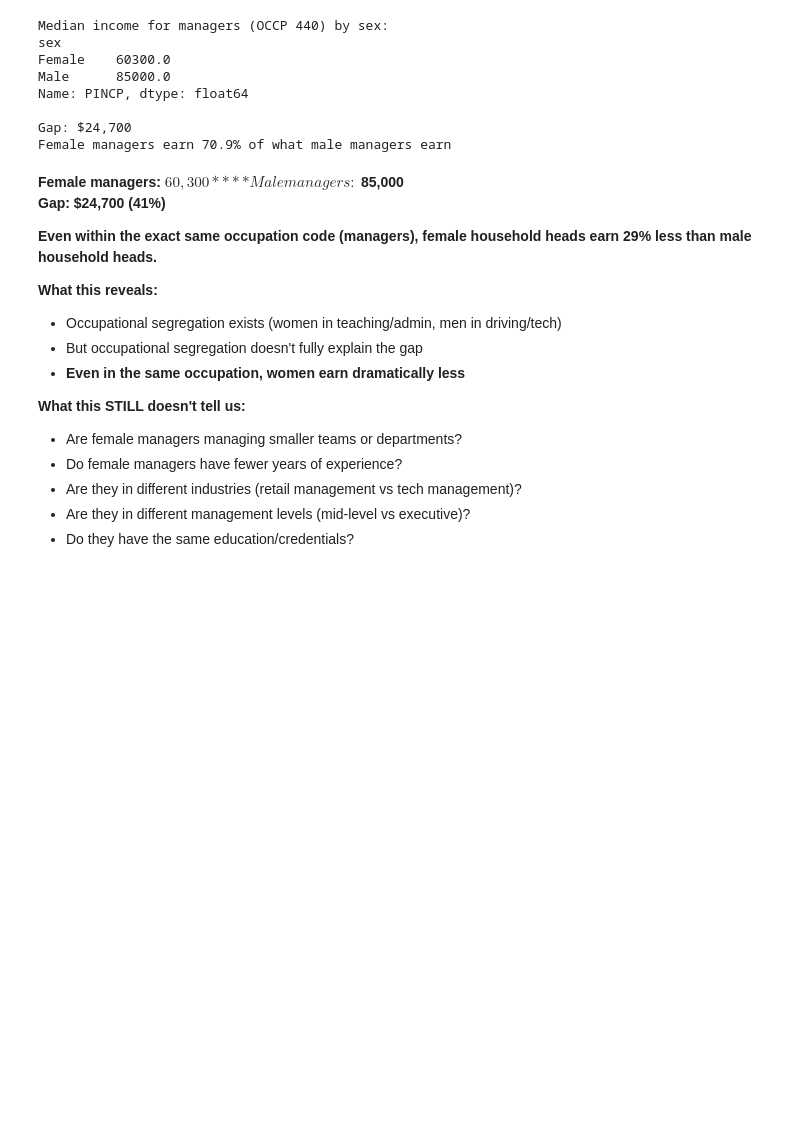
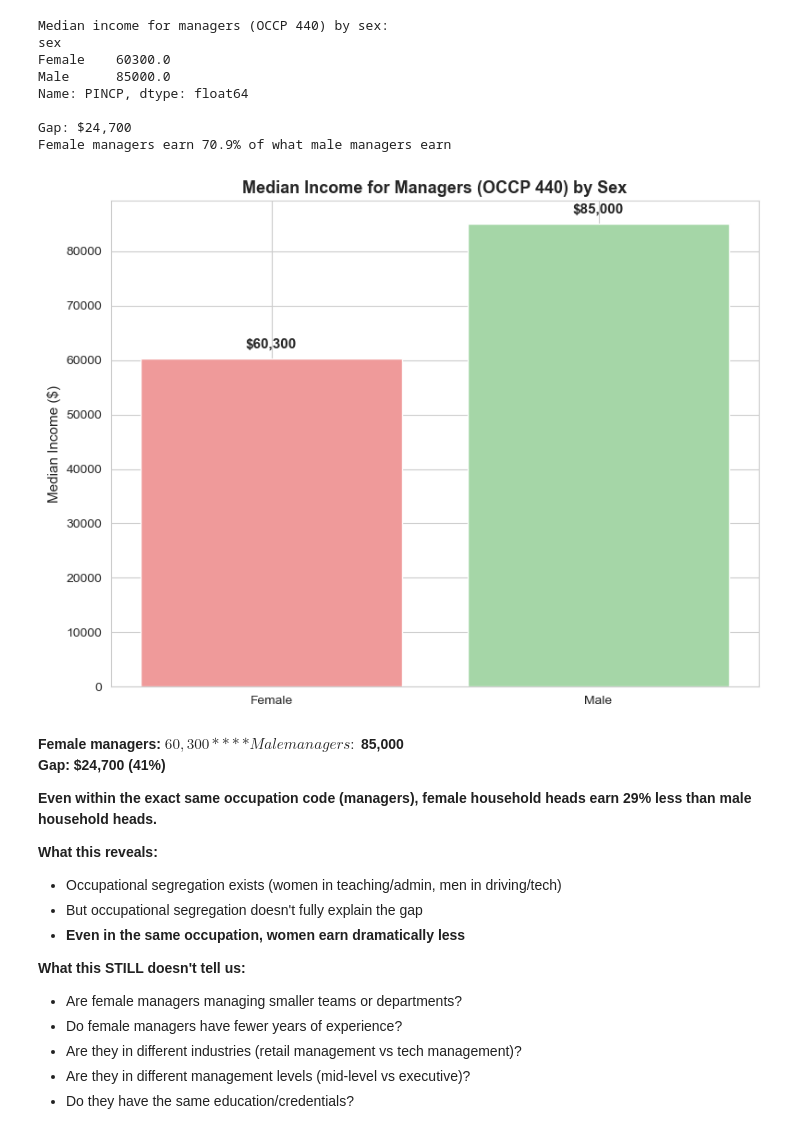
Before and after one commit to harshatha-prasanna/gender_data_bias, a Jupyter notebook: bias_analysis.ipynb, the cells around one changed output. Drawn from its saved outputs; the diff is of its cells as text; code cells hidden in the pictures; blank space fills up the shorter version.

```diff
--- a/bias_analysis.ipynb
+++ b/bias_analysis.ipynb
@@ -477,6 +477,21 @@ Name: PINCP, dtype: float64
 
 Gap: $24,700
 Female managers earn 70.9% of what male managers earn
+# %%
+plt.figure(figsize=(8, 6))
+plt.bar(manager_income.index, manager_income.values, color=['#EF9A9A', '#A5D6A7'])
+plt.ylabel('Median Income ($)', fontsize=11)
+plt.title('Median Income for Managers (OCCP 440) by Sex', fontsize=13, fontweight='bold')
+
+# Add value labels
+for i, (sex, income) in enumerate(manager_income.items()):
+    plt.text(i, income + 2000, f'${income:,.0f}',
+             ha='center', fontsize=11, fontweight='bold')
+
+plt.tight_layout()
+plt.show()
+# %% [output]
+[figure, added]
 # %% [markdown]
 **Female managers: $60,300**
 **Male managers: $85,000**
```
Also changed, not shown: 1 other file.
